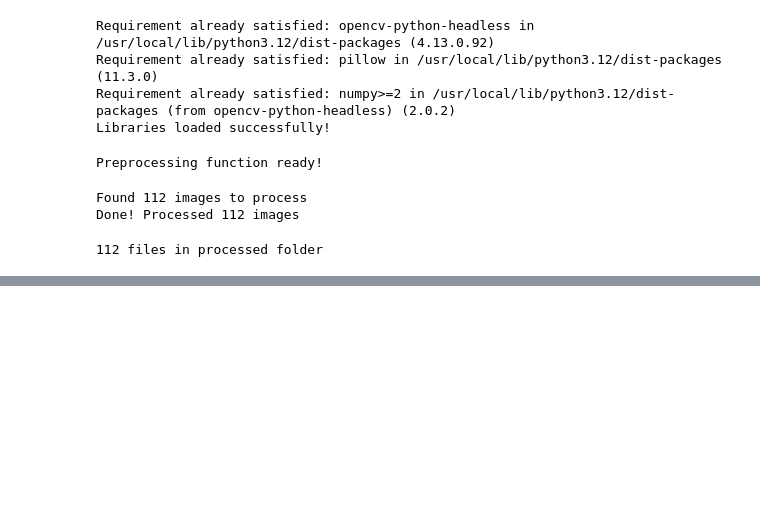
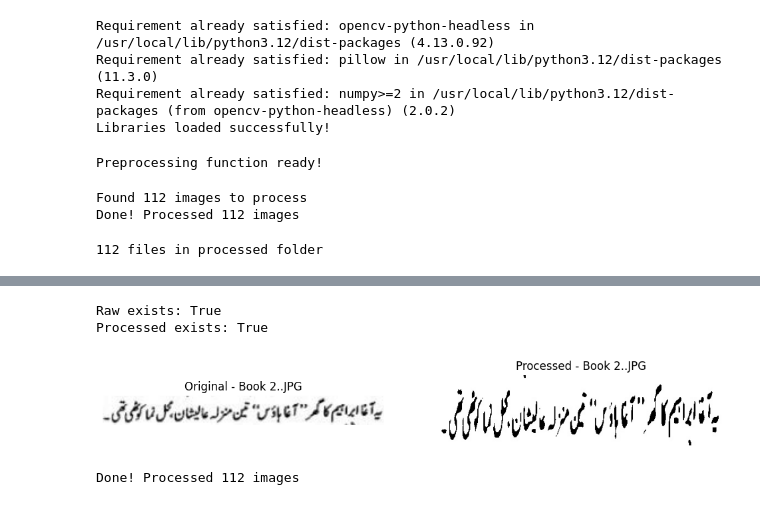
Before and after one commit to Hania-Emaan/urdu-ocr-codesaviours-si26-Hania-, a Jupyter notebook: SI26_Week2_Hania.ipynb, the cells around one changed output, grey strips where cells are left out. Cells and saved outputs as stored; diff of their text form; code cells hidden in the pictures; blank space fills up the shorter version.

```diff
--- a/SI26_Week2_Hania.ipynb
+++ b/SI26_Week2_Hania.ipynb
@@ -75,0 +103,26 @@ print(f'{len(processed_files)} files in processed folder')
+# %%
+import matplotlib.pyplot as plt
+
+folder_choice = 'Book'
+image_filename = '2..JPG'   # copy exact name from the list, change to check different images
+
+sample_raw = os.path.join(raw_base, folder_choice, image_filename)
+sample_processed = os.path.join(processed_base, f"{folder_choice.replace(' ', '_')}_{image_filename}")
+
+print('Raw exists:', os.path.exists(sample_raw))
+print('Processed exists:', os.path.exists(sample_processed))
+
+fig, axes = plt.subplots(1, 2, figsize=(12, 4))
+axes[0].imshow(cv2.imread(sample_raw))
+axes[0].set_title(f'Original - {folder_choice} {image_filename}')
+axes[0].axis('off')
+
+axes[1].imshow(cv2.imread(sample_processed), cmap='gray')
+axes[1].set_title(f'Processed - {folder_choice} {image_filename}')
+axes[1].axis('off')
+
+plt.show()
+# %% [output]
+Raw exists: True
+Processed exists: True
+[figure, added]
@@ -75,0 +159,18 @@ print(f'{len(processed_files)} files in processed folder')
+# %%
+# Clear old processed folder first
+import shutil
+shutil.rmtree(processed_base)
+os.makedirs(processed_base, exist_ok=True)
+
+processed_count = 0
+for img_path in all_images:
+    folder_name = os.path.basename(os.path.dirname(img_path)).replace(' ', '_')
+    filename = os.path.basename(img_path)
+    save_path = os.path.join(processed_base, f'{folder_name}_{filename}')
+    result = preprocess_image(img_path, save_path)
+    if result is not None:
+        processed_count += 1
+
+print(f'Done! Processed {processed_count} images')
+# %% [output]
+Done! Processed 112 images
```
Also changed, not shown: parts of 4 cells of this notebook.
